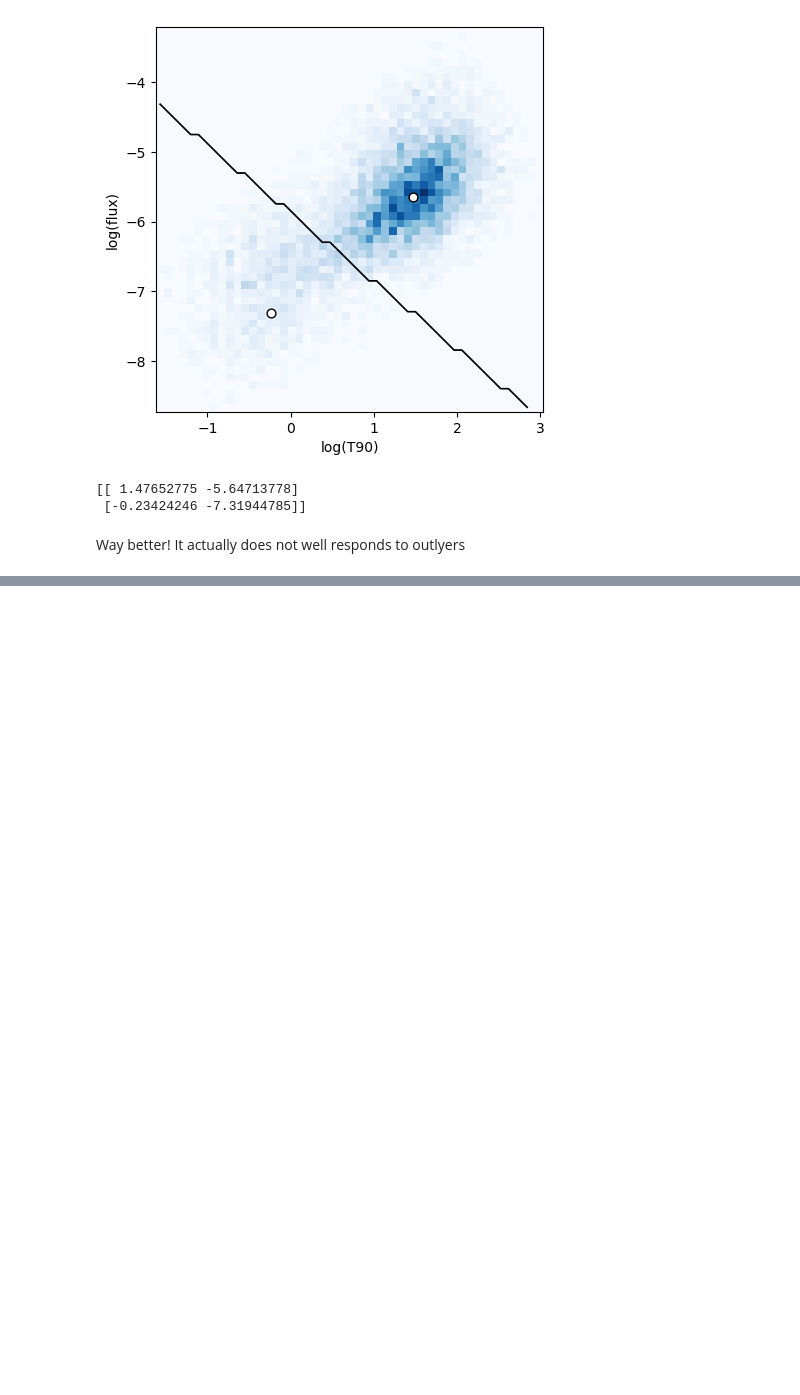
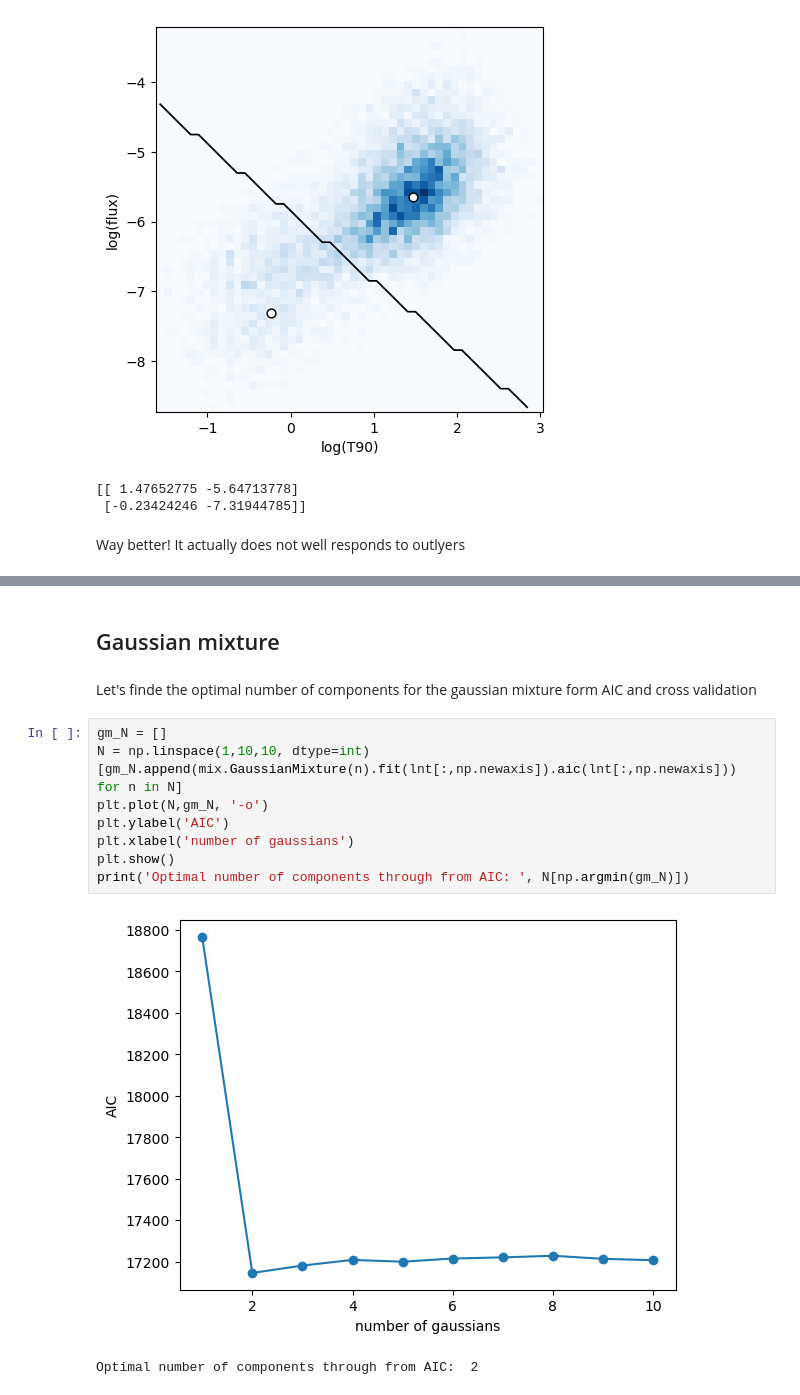
Before and after one commit to EmmaBalzanelli/astrostatistics_bicocca_2025, a Jupyter notebook: working/10_Clustering(14).ipynb, the cells around one changed output, grey strips where cells are left out. Saved outputs shown, nothing was run; the diff lists cells and outputs as text; blank space fills up the shorter version.

```diff
--- a/working/10_Clustering(14).ipynb
+++ b/working/10_Clustering(14).ipynb
@@ -435,0 +453,16 @@ Way better! It actually does not well responds to outlyers
+# %% [markdown]
+## Gaussian mixture
+# %% [markdown]
+Let's finde the optimal number of components for the gaussian mixture form AIC and cross validation
+# %%
+gm_N = []
+N = np.linspace(1,10,10, dtype=int)
+[gm_N.append(mix.GaussianMixture(n).fit(lnt[:,np.newaxis]).aic(lnt[:,np.newaxis])) for n in N]
+plt.plot(N,gm_N, '-o')
+plt.ylabel('AIC')
+plt.xlabel('number of gaussians')
+plt.show()
+print('Optimal number of components through from AIC: ', N[np.argmin(gm_N)])
+# %% [output]
+[figure, added]
+Optimal number of components through from AIC:  2
```
Also changed, not shown: parts of 19 cells of this notebook.
